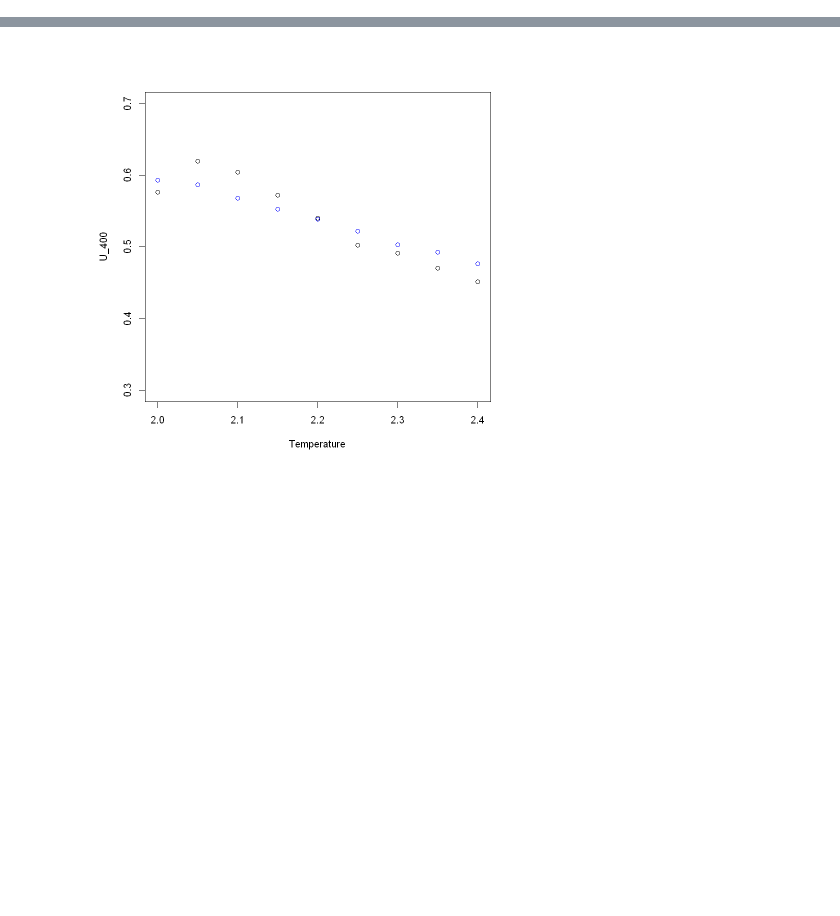
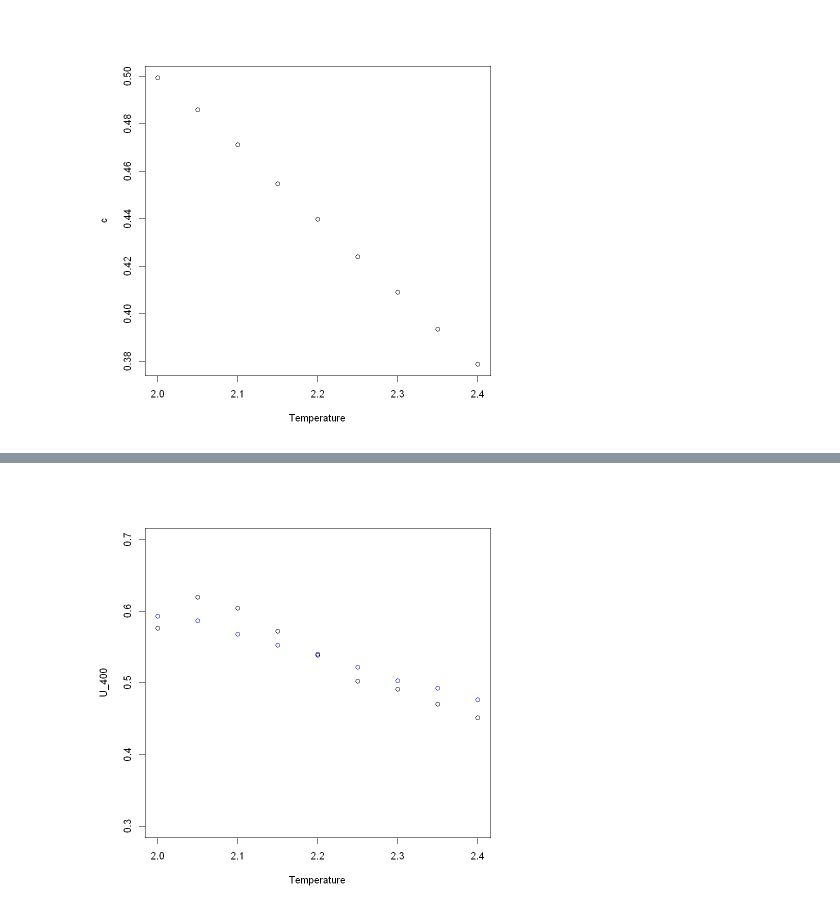
Before and after one commit to RiccardoTancredi/PerCoolAction, a Jupyter notebook: final.ipynb, the cells around one changed output, grey strips where cells are left out. Saved outputs shown, nothing was run; the diff lists cells and outputs as text; code cells hidden in the pictures; blank space fills up the shorter version.

```diff
--- a/final.ipynb
+++ b/final.ipynb
@@ -7,0 +21,15 @@ file_path_c <- paste(folder, 'c_', N, '.txt', sep="")
+# %%
+k <- 1
+for (n in N){
+    file_path_c <- paste(folder, 'c_', n, '.txt', sep="")
+    c = read.table(file_path_c, header = FALSE, col.names = "c")[[1]]
+    if (n == 100){
+        plot(Temperature, c, col = colors[k])#, ylim = c(0.3, 1.3))
+    }
+    else{
+        points(Temperature, c, col = colors[k])
+    }
+    k <- k + 1
+}
+# %% [output]
+[figure, added]
```
Also changed, not shown: parts of 7 cells of this notebook, 21 other files.
